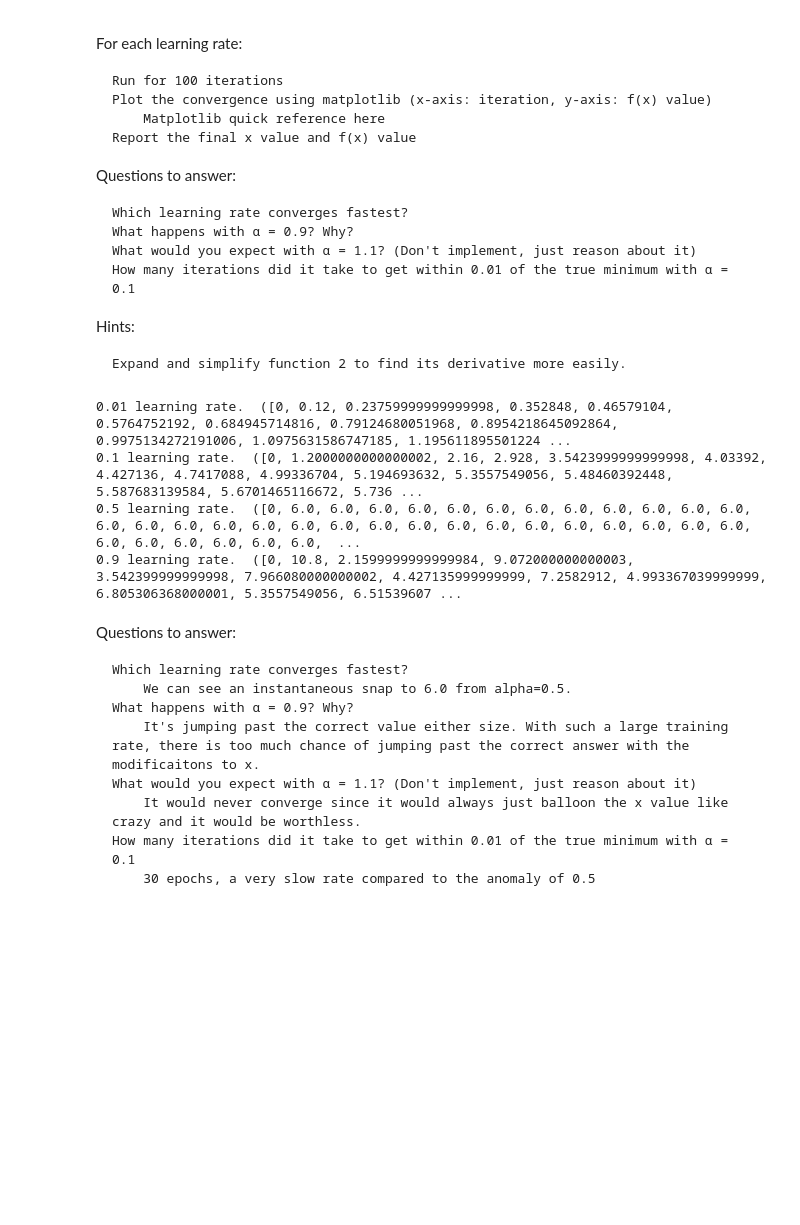
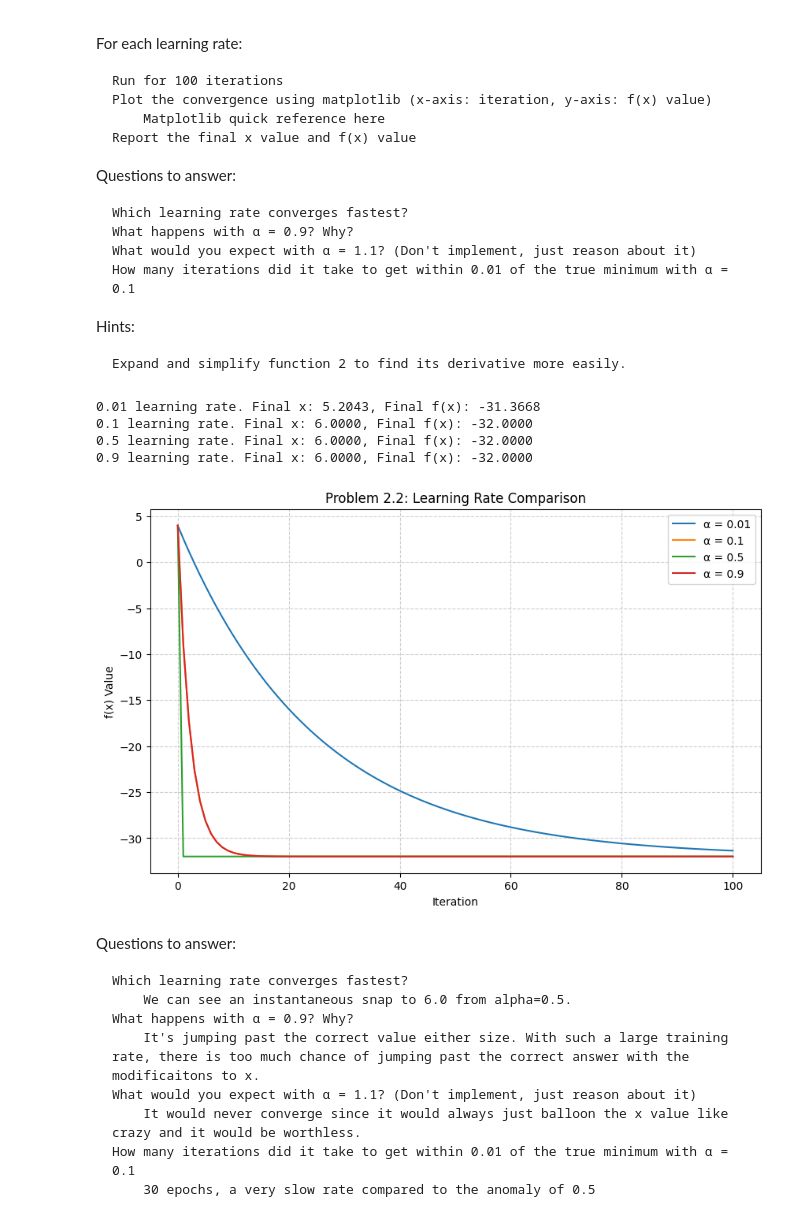
Before and after one commit to TaylorTurnerIT/MLHW1, a Jupyter notebook: calculus-based-loss-optimization.ipynb, the cells around one changed output. Cells and saved outputs as stored; diff of their text form; code cells hidden in the pictures; blank space fills up the shorter version.

```diff
--- a/calculus-based-loss-optimization.ipynb
+++ b/calculus-based-loss-optimization.ipynb
@@ -182,19 +183,39 @@ def function2(x):
 
 def derivative2(x):
     return 2*x -12
+
+def initialize_convergence_plot(title="Optimization Convergence"):
+    """Initializes a matplotlib figure for tracking cost over iterations."""
+    plt.figure(figsize=(10, 6))
+    plt.title(title)
+    plt.xlabel('Iteration')
+    plt.ylabel('f(x) Value')
+    plt.grid(True, linestyle='--', alpha=0.6)
+
+def finalize_and_show_plot(filename="convergence_plot.png"):
+    """Adds legend, saves the figure, and displays it."""
+    plt.legend()
+    plt.savefig(filename)
+    plt.show()
 # %%
+initialize_convergence_plot(title="Problem 2.2: Learning Rate Comparison")
+
 a = [0.01, 0.1, 0.5, 0.9]
-epochs = 100
 for i in range(len(a)):
     results = gradient_descent(function2, derivative2, 0, a[i], 100)
-    print(a[i], "learning rate. ", results)
-    print("Final x:")
-    print("Final f(x)")
+    x_history, f_history = results
+
+    print(f"{a[i]} learning rate. Final x: {x_history[-1]:.4f}, Final f(x): {f_history[-1]:.4f}")
+
+    plt.plot(f_history, label=f'α = {a[i]}')
+
+finalize_and_show_plot("learning_rate_analysis.png")
 # %% [output]
-0.01 learning rate.  ([0, 0.12, 0.23759999999999998, 0.352848, 0.46579104, 0.5764752192, 0.684945714816, 0.79124680051968, 0.8954218645092864, 0.9975134272191006, 1.0975631586747185, 1.195611895501224 ...
-0.1 learning rate.  ([0, 1.2000000000000002, 2.16, 2.928, 3.5423999999999998, 4.03392, 4.427136, 4.7417088, 4.99336704, 5.194693632, 5.3557549056, 5.48460392448, 5.587683139584, 5.6701465116672, 5.736 ...
-0.5 learning rate.  ([0, 6.0, 6.0, 6.0, 6.0, 6.0, 6.0, 6.0, 6.0, 6.0, 6.0, 6.0, 6.0, 6.0, 6.0, 6.0, 6.0, 6.0, 6.0, 6.0, 6.0, 6.0, 6.0, 6.0, 6.0, 6.0, 6.0, 6.0, 6.0, 6.0, 6.0, 6.0, 6.0, 6.0, 6.0, 6.0,  ...
-0.9 learning rate.  ([0, 10.8, 2.1599999999999984, 9.072000000000003, 3.542399999999998, 7.966080000000002, 4.427135999999999, 7.2582912, 4.993367039999999, 6.805306368000001, 5.3557549056, 6.51539607 ...
+0.01 learning rate. Final x: 5.2043, Final f(x): -31.3668
+0.1 learning rate. Final x: 6.0000, Final f(x): -32.0000
+0.5 learning rate. Final x: 6.0000, Final f(x): -32.0000
+0.9 learning rate. Final x: 6.0000, Final f(x): -32.0000
+[figure, added]
 # %% [markdown]
 Questions to answer:
 
```
Also changed, not shown: parts of 6 cells of this notebook, 3 other files.
